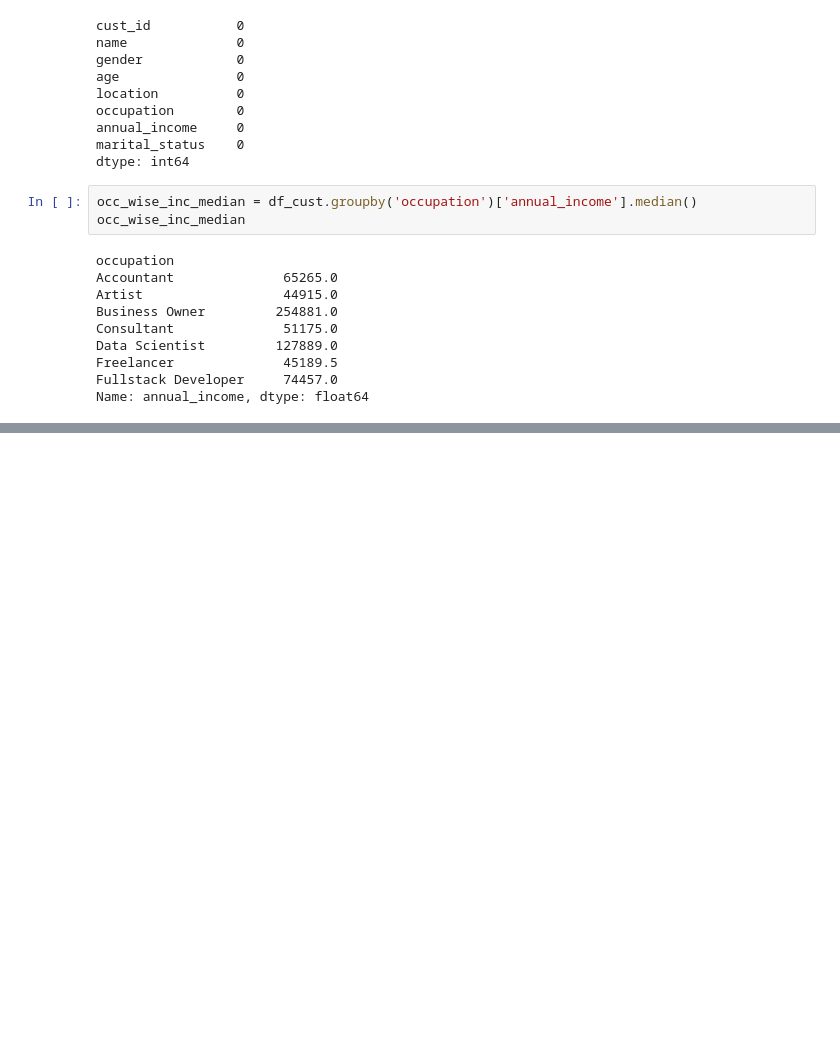
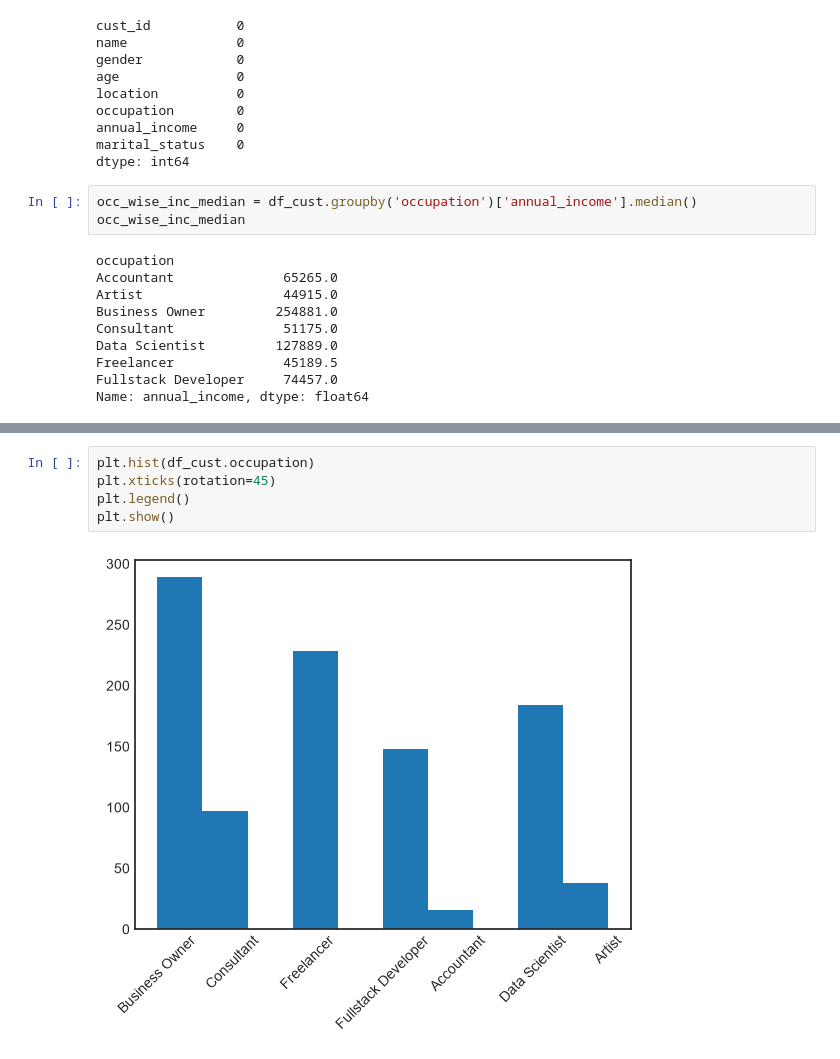
Before and after one commit to vaibhavavhad264/data_science, a Jupyter notebook: Bank Project/some pre analysis.ipynb, the cells around one changed output, grey strips where cells are left out. Saved outputs shown, nothing was run; the diff lists cells and outputs as text; blank space fills up the shorter version.

```diff
--- a/Bank Project/some pre analysis.ipynb
+++ b/Bank Project/some pre analysis.ipynb
@@ -95,0 +121,7 @@ df_cust
+# %%
+plt.hist(df_cust.occupation)
+plt.xticks(rotation=45)
+plt.legend()
+plt.show()
+# %% [output]
+[figure, added]
```
Also changed, not shown: parts of 60 cells of this notebook.
